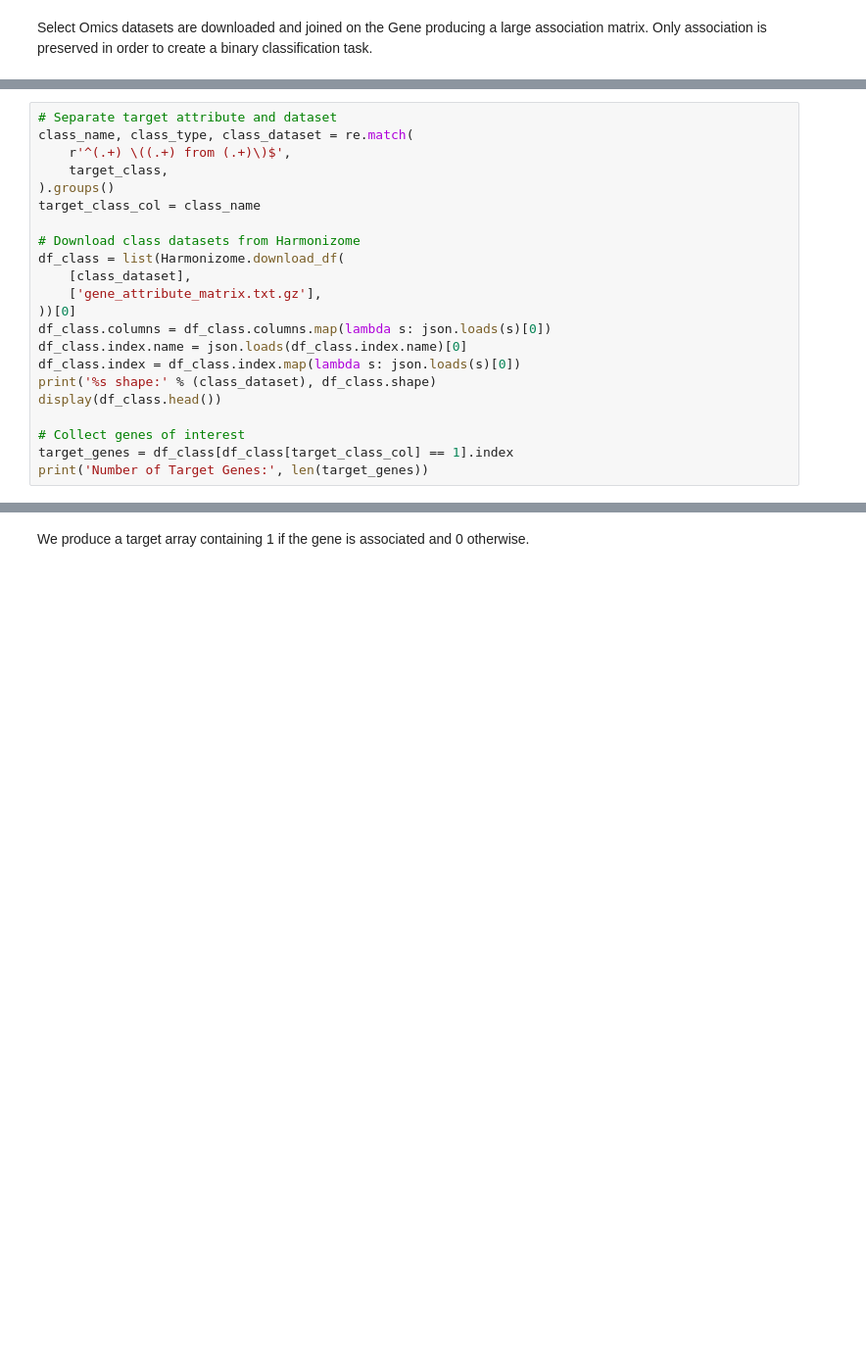
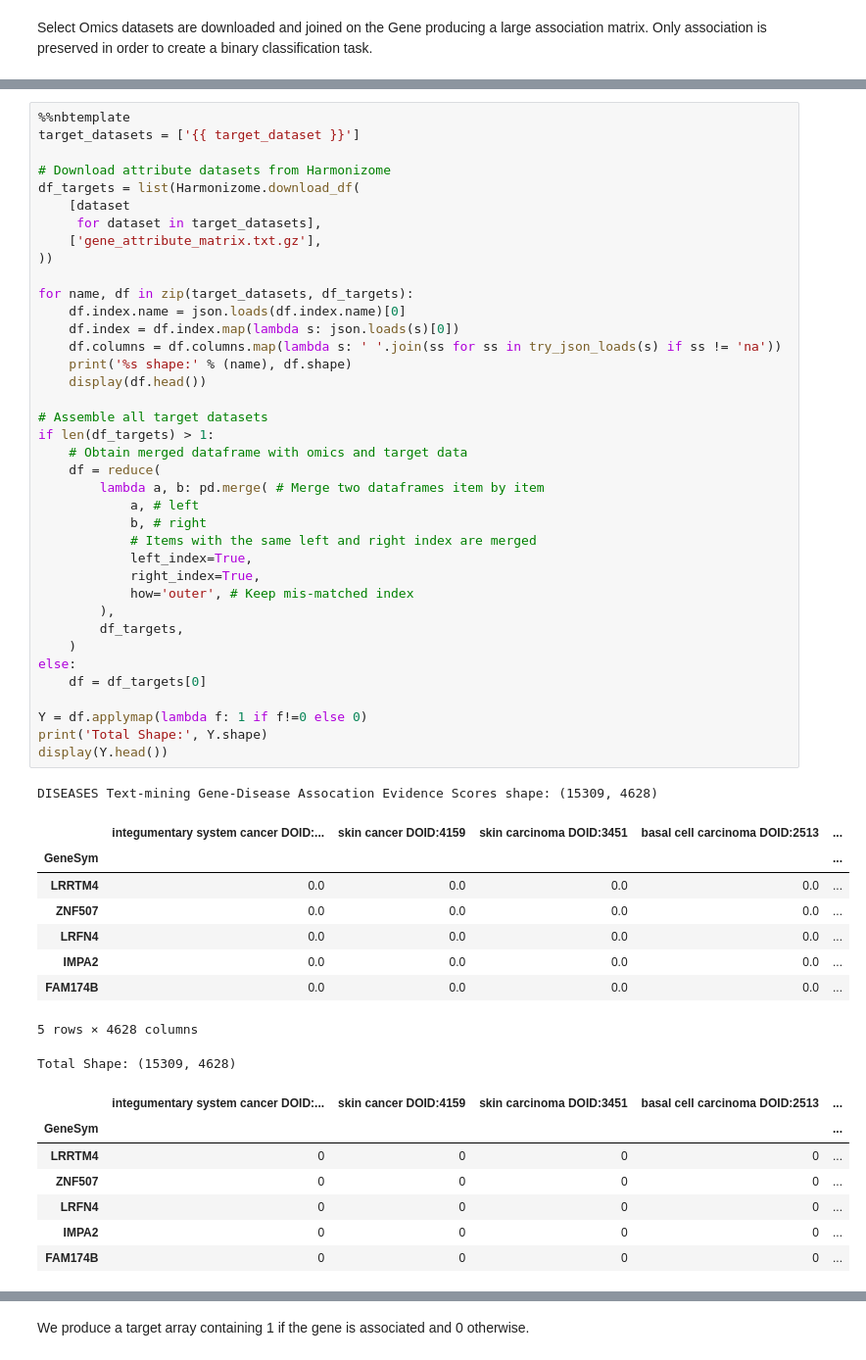
Before and after one commit to MaayanLab/harmonizome-ml, a Jupyter notebook: app/templates/ipynb/primary.ipynb, the cells around one changed output, grey strips where cells are left out. Shown at 98% size. Drawn from its saved outputs; the diff is of its cells as text; blank space fills up the shorter version.

```diff
--- a/app/templates/ipynb/primary.ipynb
+++ b/app/templates/ipynb/primary.ipynb
@@ -158,22 +169,56 @@ We download the dataset containtaining the target class name and assemble an lis
-# %%
-# Separate target attribute and dataset
-class_name, class_type, class_dataset = re.match(
-    r'^(.+) \((.+) from (.+)\)$',
-    target_class,
-).groups()
-target_class_col = class_name
-
-# Download class datasets from Harmonizome
-df_class = list(Harmonizome.download_df(
-    [class_dataset],
-    ['gene_attribute_matrix.txt.gz'],
-))[0]
-df_class.columns = df_class.columns.map(lambda s: json.loads(s)[0])
-df_class.index.name = json.loads(df_class.index.name)[0]
-df_class.index = df_class.index.map(lambda s: json.loads(s)[0])
-print('%s shape:' % (class_dataset), df_class.shape)
-display(df_class.head())
-
-# Collect genes of interest
-target_genes = df_class[df_class[target_class_col] == 1].index
-print('Number of Target Genes:', len(target_genes))
+# %%
+%%nbtemplate
+target_datasets = ['{{ target_dataset }}']
+
+# Download attribute datasets from Harmonizome
+df_targets = list(Harmonizome.download_df(
+    [dataset
+     for dataset in target_datasets],
+    ['gene_attribute_matrix.txt.gz'],
+))
+
+for name, df in zip(target_datasets, df_targets):
+    df.index.name = json.loads(df.index.name)[0]
+    df.index = df.index.map(lambda s: json.loads(s)[0])
+    df.columns = df.columns.map(lambda s: ' '.join(ss for ss in try_json_loads(s) if ss != 'na'))
+    print('%s shape:' % (name), df.shape)
+    display(df.head())
+
+# Assemble all target datasets
+if len(df_targets) > 1:
+    # Obtain merged dataframe with omics and target data
+    df = reduce(
+        lambda a, b: pd.merge( # Merge two dataframes item by item
+            a, # left
+            b, # right
+            # Items with the same left and right index are merged
+            left_index=True,
+            right_index=True,
+            how='outer', # Keep mis-matched index
+        ),
+        df_targets,
+    )
+else:
+    df = df_targets[0]
+
+Y = df.applymap(lambda f: 1 if f!=0 else 0)
+print('Total Shape:', Y.shape)
+display(Y.head())
+# %% [output]
+DISEASES Text-mining Gene-Disease Assocation Evidence Scores shape: (15309, 4628)
+|  | integumentary system cancer DOID:... | skin cancer DOID:4159 | skin carcinoma DOID:3451 | basal cell carcinoma DOID:2513 | ... |
+| GeneSym |  |  |  |  | ... |
+| LRRTM4 | 0.0 | 0.0 | 0.0 | 0.0 | ... |
+| ZNF507 | 0.0 | 0.0 | 0.0 | 0.0 | ... |
+| LRFN4 | 0.0 | 0.0 | 0.0 | 0.0 | ... |
+| IMPA2 | 0.0 | 0.0 | 0.0 | 0.0 | ... |
+| FAM174B | 0.0 | 0.0 | 0.0 | 0.0 | ... |
+5 rows × 4628 columns
+Total Shape: (15309, 4628)
+|  | integumentary system cancer DOID:... | skin cancer DOID:4159 | skin carcinoma DOID:3451 | basal cell carcinoma DOID:2513 | ... |
+| GeneSym |  |  |  |  | ... |
+| LRRTM4 | 0 | 0 | 0 | 0 | ... |
+| ZNF507 | 0 | 0 | 0 | 0 | ... |
+| LRFN4 | 0 | 0 | 0 | 0 | ... |
+| IMPA2 | 0 | 0 | 0 | 0 | ... |
+| FAM174B | 0 | 0 | 0 | 0 | ... |
```
Also changed, not shown: parts of 27 cells of this notebook, 11 other files.
